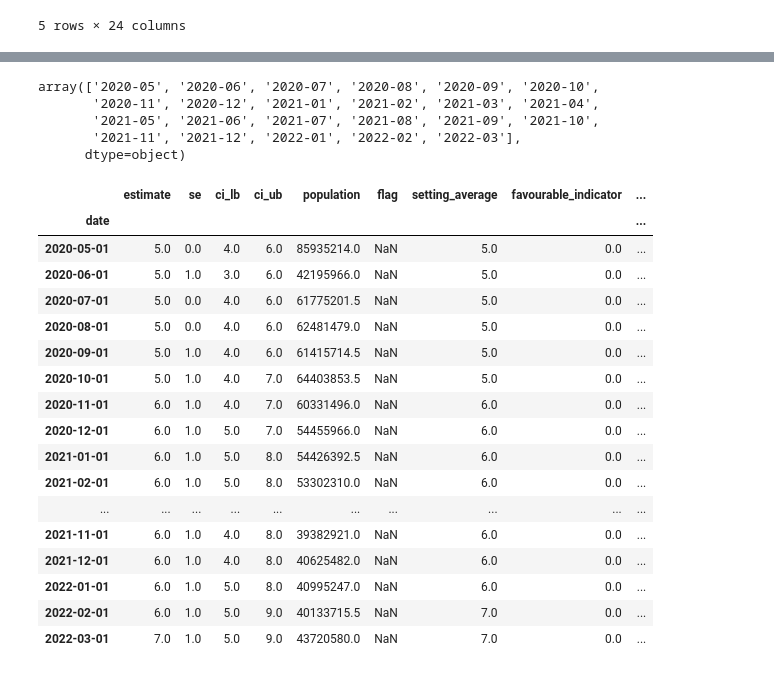
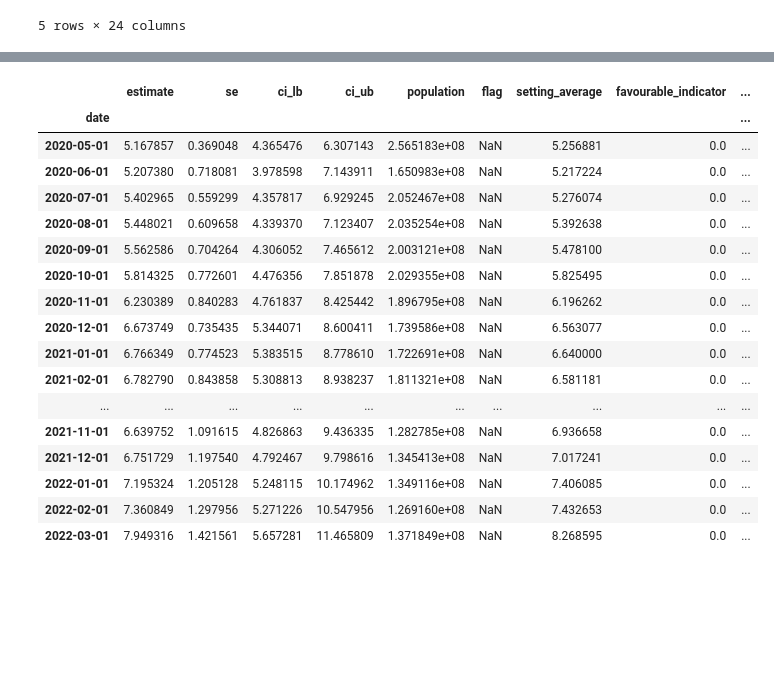
Before and after one commit to macs30122-winter25/final-project-raam, a Jupyter notebook: who_eda.ipynb, the cells around one changed output, grey strips where cells are left out. Drawn from its saved outputs; the diff is of its cells as text; code cells hidden in the pictures; blank space fills up the shorter version.

```diff
--- a/who_eda.ipynb
+++ b/who_eda.ipynb
@@ -6,7 +6,7 @@ import numpy as np
 import seaborn as sns
 import matplotlib.pyplot as plt
 # %%
-df = pd.read_csv('who_data.csv')
+df = pd.read_csv('raw_data/who_data.csv')
 # %%
 df.head()
 # %% [output]
@@ -66,11 +83,3 @@ array(['Albania', 'Algeria', 'Angola', 'Argentina', 'Armenia',
        'United Arab Emirates', 'United Republic of Tanzania', 'Uruguay',
        'Uzbekistan', 'Venezuela (Bolivarian Republic of)', 'Viet Nam',
        'Yemen'], dtype=object)
-# %%
-df.date.unique()
-# %% [output]
-array(['2020-05', '2020-06', '2020-07', '2020-08', '2020-09', '2020-10',
-       '2020-11', '2020-12', '2021-01', '2021-02', '2021-03', '2021-04',
-       '2021-05', '2021-06', '2021-07', '2021-08', '2021-09', '2021-10',
-       '2021-11', '2021-12', '2022-01', '2022-02', '2022-03'],
-      dtype=object)
@@ -79,24 +86,24 @@ df['date'] = pd.to_datetime(df['date'])
 # %%
 df_groupby = df_anxiety.groupby('date')
 # %%
-df_groupby.median()
+df_groupby.mean()
 # %% [output]
 |  | estimate | se | ci_lb | ci_ub | population | flag | setting_average | favourable_indicator | ... |
 | date |  |  |  |  |  |  |  |  | ... |
-| 2020-05-01 | 5.0 | 0.0 | 4.0 | 6.0 | 85935214.0 | NaN | 5.0 | 0.0 | ... |
-| 2020-06-01 | 5.0 | 1.0 | 3.0 | 6.0 | 42195966.0 | NaN | 5.0 | 0.0 | ... |
-| 2020-07-01 | 5.0 | 0.0 | 4.0 | 6.0 | 61775201.5 | NaN | 5.0 | 0.0 | ... |
-| 2020-08-01 | 5.0 | 0.0 | 4.0 | 6.0 | 62481479.0 | NaN | 5.0 | 0.0 | ... |
-| 2020-09-01 | 5.0 | 1.0 | 4.0 | 6.0 | 61415714.5 | NaN | 5.0 | 0.0 | ... |
-| 2020-10-01 | 5.0 | 1.0 | 4.0 | 7.0 | 64403853.5 | NaN | 5.0 | 0.0 | ... |
-| 2020-11-01 | 6.0 | 1.0 | 4.0 | 7.0 | 60331496.0 | NaN | 6.0 | 0.0 | ... |
-| 2020-12-01 | 6.0 | 1.0 | 5.0 | 7.0 | 54455966.0 | NaN | 6.0 | 0.0 | ... |
-| 2021-01-01 | 6.0 | 1.0 | 5.0 | 8.0 | 54426392.5 | NaN | 6.0 | 0.0 | ... |
-| 2021-02-01 | 6.0 | 1.0 | 5.0 | 8.0 | 53302310.0 | NaN | 6.0 | 0.0 | ... |
+| 2020-05-01 | 5.167857 | 0.369048 | 4.365476 | 6.307143 | 2.565183e+08 | NaN | 5.256881 | 0.0 | ... |
+| 2020-06-01 | 5.207380 | 0.718081 | 3.978598 | 7.143911 | 1.650983e+08 | NaN | 5.217224 | 0.0 | ... |
+| 2020-07-01 | 5.402965 | 0.559299 | 4.357817 | 6.929245 | 2.052467e+08 | NaN | 5.276074 | 0.0 | ... |
+| 2020-08-01 | 5.448021 | 0.609658 | 4.339370 | 7.123407 | 2.035254e+08 | NaN | 5.392638 | 0.0 | ... |
+| 2020-09-01 | 5.562586 | 0.704264 | 4.306052 | 7.465612 | 2.003121e+08 | NaN | 5.478100 | 0.0 | ... |
+| 2020-10-01 | 5.814325 | 0.772601 | 4.476356 | 7.851878 | 2.029355e+08 | NaN | 5.825495 | 0.0 | ... |
+| 2020-11-01 | 6.230389 | 0.840283 | 4.761837 | 8.425442 | 1.896795e+08 | NaN | 6.196262 | 0.0 | ... |
+| 2020-12-01 | 6.673749 | 0.735435 | 5.344071 | 8.600411 | 1.739586e+08 | NaN | 6.563077 | 0.0 | ... |
+| 2021-01-01 | 6.766349 | 0.774523 | 5.383515 | 8.778610 | 1.722691e+08 | NaN | 6.640000 | 0.0 | ... |
+| 2021-02-01 | 6.782790 | 0.843858 | 5.308813 | 8.938237 | 1.811321e+08 | NaN | 6.581181 | 0.0 | ... |
 | ... | ... | ... | ... | ... | ... | ... | ... | ... | ... |
-| 2021-11-01 | 6.0 | 1.0 | 4.0 | 8.0 | 39382921.0 | NaN | 6.0 | 0.0 | ... |
-| 2021-12-01 | 6.0 | 1.0 | 4.0 | 8.0 | 40625482.0 | NaN | 6.0 | 0.0 | ... |
-| 2022-01-01 | 6.0 | 1.0 | 5.0 | 8.0 | 40995247.0 | NaN | 6.0 | 0.0 | ... |
-| 2022-02-01 | 6.0 | 1.0 | 5.0 | 9.0 | 40133715.5 | NaN | 7.0 | 0.0 | ... |
-| 2022-03-01 | 7.0 | 1.0 | 5.0 | 9.0 | 43720580.0 | NaN | 7.0 | 0.0 | ... |
+| 2021-11-01 | 6.639752 | 1.091615 | 4.826863 | 9.436335 | 1.282785e+08 | NaN | 6.936658 | 0.0 | ... |
+| 2021-12-01 | 6.751729 | 1.197540 | 4.792467 | 9.798616 | 1.345413e+08 | NaN | 7.017241 | 0.0 | ... |
+| 2022-01-01 | 7.195324 | 1.205128 | 5.248115 | 10.174962 | 1.349116e+08 | NaN | 7.406085 | 0.0 | ... |
+| 2022-02-01 | 7.360849 | 1.297956 | 5.271226 | 10.547956 | 1.269160e+08 | NaN | 7.432653 | 0.0 | ... |
+| 2022-03-01 | 7.949316 | 1.421561 | 5.657281 | 11.465809 | 1.371849e+08 | NaN | 8.268595 | 0.0 | ... |
 # %%
```
Also changed, not shown: parts of 9 cells of this notebook.
